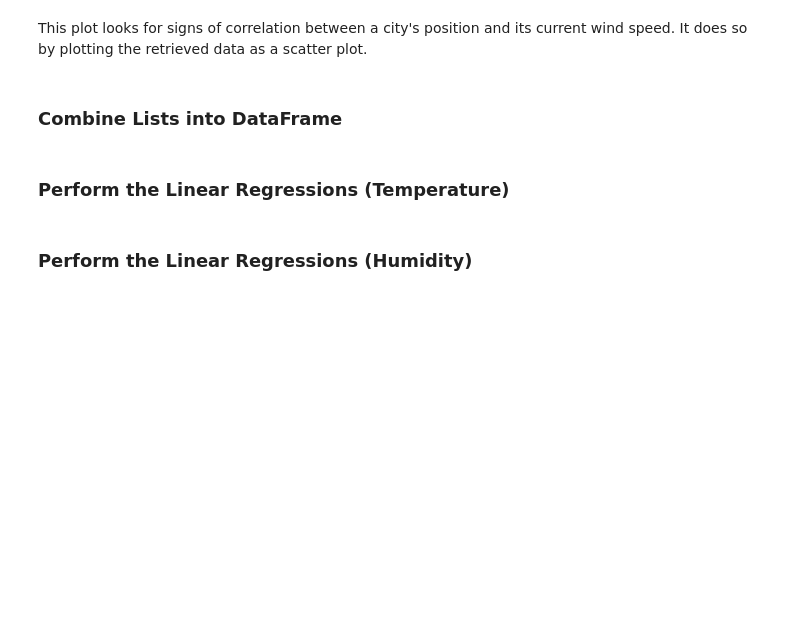
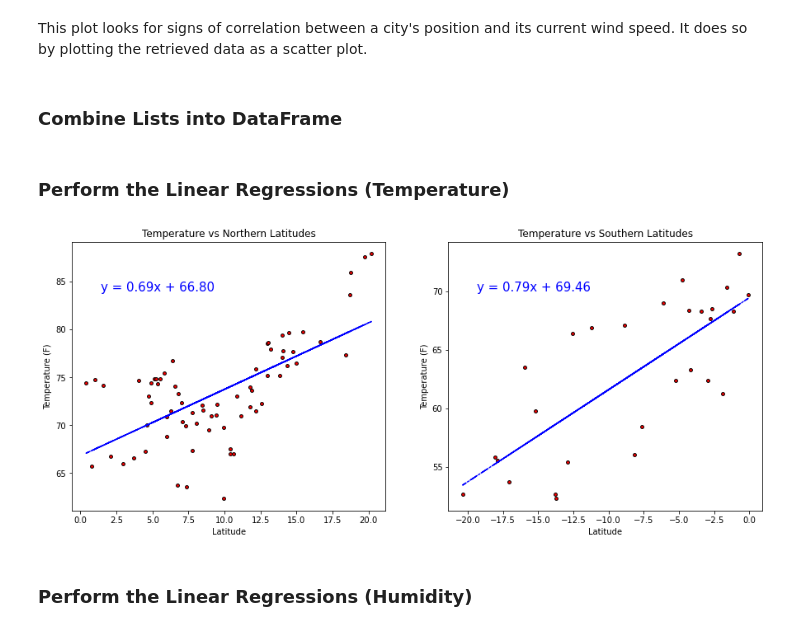
Before and after one commit to seneubauer/python-api-challenge, a Jupyter notebook: WeatherPy.ipynb, the cells around one changed output. Cells and saved outputs as stored; diff of their text form; code cells hidden in the pictures; blank space fills up the shorter version.

```diff
--- a/WeatherPy.ipynb
+++ b/WeatherPy.ipynb
@@ -24,7 +24,7 @@ cityNames = []
 countryCodes = []
 
 # iterate across the globe
-for x in range(0, 360, 2):
+for x in range(0, 360, 3):
 
     # iterate through the specified latitude range
     for y in range(-latitudeRange, latitudeRange + 1, 1):
@@ -55,8 +57,8 @@ latitude_Data = []
 countryName = ""
 
 # iterate through the retrieved cities (limited during development)
-#for i in range(20):
-for i in range(len(cityNames)):
+#for i in range(len(cityNames)):
+for i in range(100):
 
     # assign the country name
     try:
@@ -86,9 +88,9 @@ for i in range(len(cityNames)):
         print(f"City #{i}: {cityNames[i]}, {countryName}")
 
     except KeyError:
-        print(f"Key did not exist in the JSON object (City = {cityNames[i]}).")
+        print(f"City #{i}: key did not exist in the JSON object (City = {cityNames[i]}).")
 
-    # constrain the request rate to ~55/minute
-    time.sleep(1.09)
+    # constrain the request rate to ~57/minute
+    time.sleep(1.05)
 
 print(f"A total of {len(temperature_Data)} cities have been successfully analyzed.")
@@ -101,7 +121,7 @@ size = 15
 color = "red"
 edgeColors = "black"
 regressionColor = "blue"
-lineStyle = "--"
+lineStyle = "-."
 # %%
 # specify the plot size
 plt.figure(figsize = (15, 6))
@@ -234,6 +262,12 @@ y_values_southern_windspeed = southern_df["Wind Speed (mph)"]
 # %% [markdown]
 ### Perform the Linear Regressions (Temperature)
 # %%
+# define the line equation's position variables (% of axis)
+x_northern = 0.05
+y_northern = 0.85
+x_southern = 0.05
+y_southern = 0.85
+
 # reuse variables for easier reassignment
 y_values_northern = y_values_northern_temperature
 y_values_southern = y_values_southern_temperature
@@ -266,37 +300,39 @@ ax1.scatter(x_values_southern,
                 y_values_southern,
                 marker = markers,
                 s = size,
                 c = color,
                 edgecolors = edgeColors)
 ax1.plot(x_values_southern,
                 regress_valuesS,
                 color = regressionColor,
                 linestyle = lineStyle)
 
 # calculate the position for the line equation
-x_position_northern = min(x_values_northern) + (max(x_values_northern) - min(x_values_northern)) * 0.2
-x_position_southern = min(x_values_southern) + (max(x_values_southern) - min(x_values_southern)) * 0.2
-y_position_northern = min(y_values_northern) + (max(y_values_northern) - min(y_values_northern)) * 0.1
-y_position_southern = min(y_values_southern) + (max(y_values_southern) - min(y_values_southern)) * 0.1
+x_position_northern = min(x_values_northern) + (max(x_values_northern) - min(x_values_northern)) * x_northern
+x_position_southern = min(x_values_southern) + (max(x_values_southern) - min(x_values_southern)) * x_southern
+y_position_northern = min(y_values_northern) + (max(y_values_northern) - min(y_values_northern)) * y_northern
+y_position_southern = min(y_values_southern) + (max(y_values_southern) - min(y_values_southern)) * y_southern
 
 # add the line equation
 ax0.annotate(line_equationN, (x_position_northern, y_position_northern), fontsize = 15, color = regressionColor)
 ax1.annotate(line_equationS, (x_position_southern, y_position_southern), fontsize = 15, color = regressionColor)
 
 # set up the labels and title
 ax0.set_xlabel("Latitude")
 ax0.set_ylabel("Temperature (F)")
 ax0.set_title("Temperature vs Northern Latitudes")
 
 ax1.set_xlabel("Latitude")
 ax1.set_ylabel("Temperature (F)")
 ax1.set_title("Temperature vs Southern Latitudes")
 
 # save the plot
 plt.savefig("Images/Temperature vs Latitudes - Regression.png")
 
 # show the plot
 plt.show()
+# %% [output]
+[figure, added]
 # %% [markdown]
 ### Perform the Linear Regressions (Humidity)
 # %%
```
Also changed, not shown: parts of 9 cells of this notebook, 9 other files.
